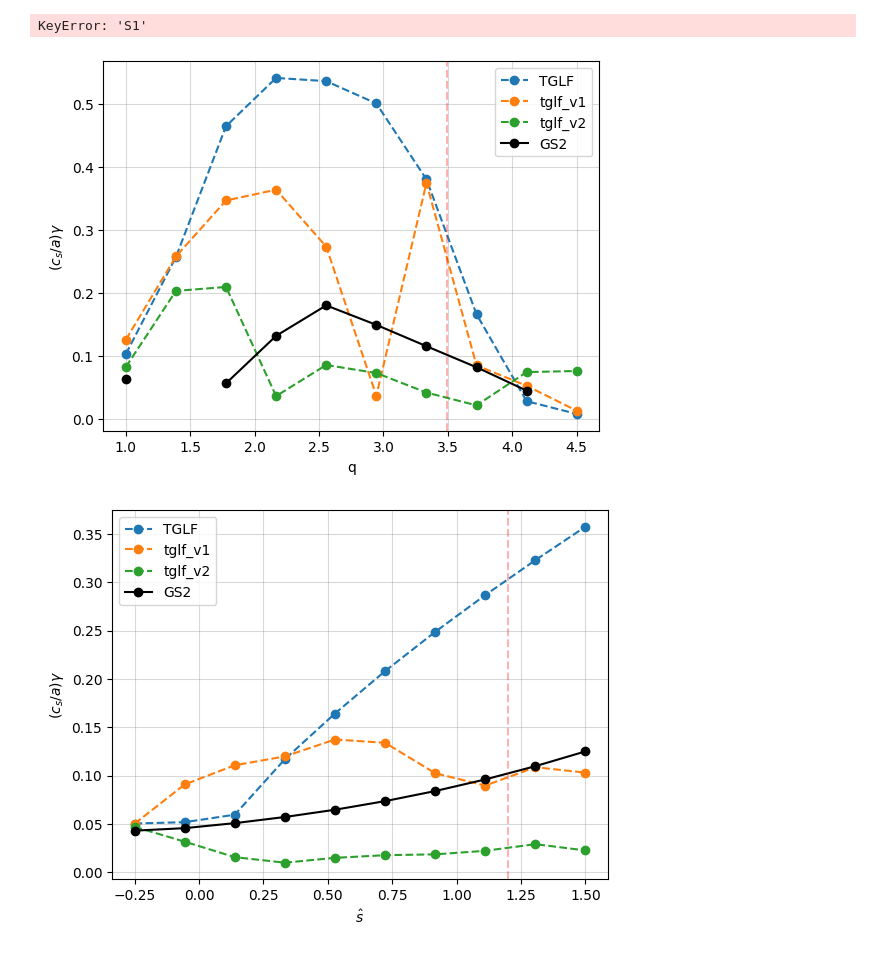
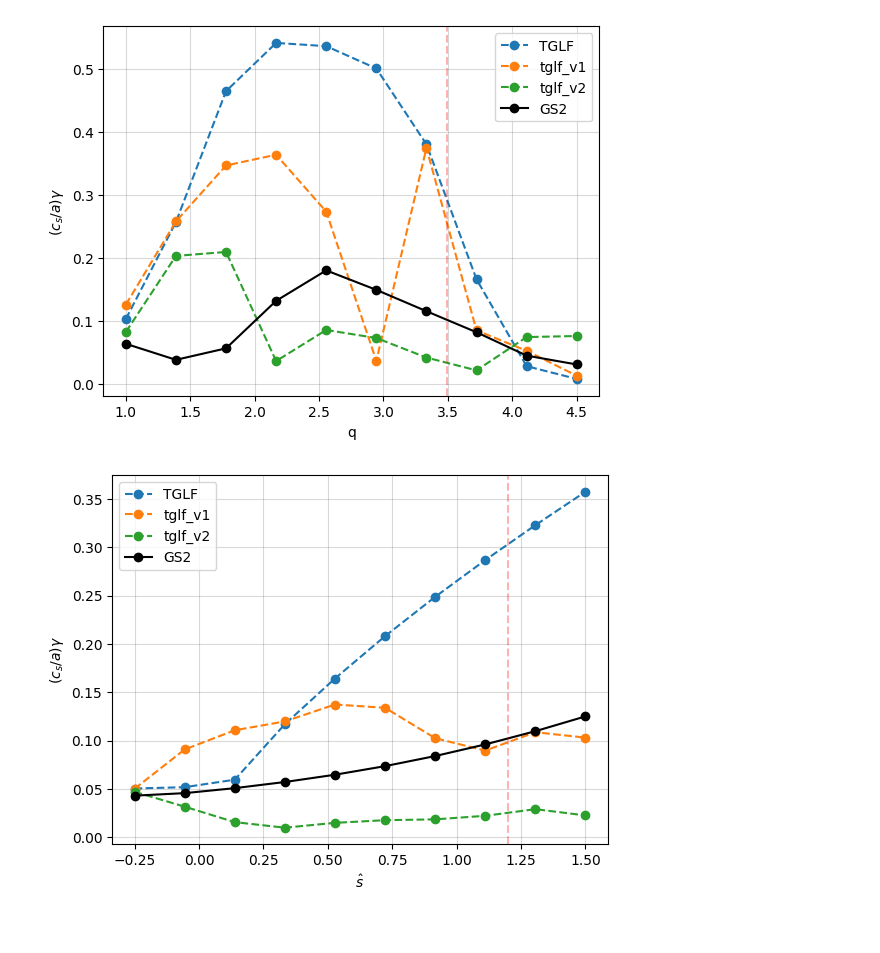
Before and after one commit to FelixWattsYork/EPS_2026_Analysis, a Jupyter notebook: Python_Scripts/Linear_Plotting.ipynb, the cells around one changed output. Drawn from its saved outputs; the diff is of its cells as text; code cells hidden in the pictures.

```diff
--- a/Python_Scripts/Linear_Plotting.ipynb
+++ b/Python_Scripts/Linear_Plotting.ipynb
@@ -136,10 +120,8 @@ from pyrokinetics.diagnostics.gs2_gp import gs2_gp
 # %%
-project = "scan_q"
-case = "S1"
+# project = "scan_q"
+# case = "S1"
 
-Gaussian_Model =gs2_gp(pyro=project_dict[project][case], models_path=models_path, models=models)
+# Gaussian_Model =gs2_gp(pyro=project_dict[project][case], models_path=models_path, models=models)
-# %% [output]
-KeyError: 'S1'
 # %%
 from matplotlib import pyplot as plt
 # Plot Q scan
@@ -162,7 +144,7 @@ gs2_growth_rate = (project_dict[project][case]
 gs2_growth_rate_tolerance = (project_dict[project][case]
     .gk_output["growth_rate_tolerance"]
     .sel(ky=ky, method="nearest"))
-gs2_growth_rate = gs2_growth_rate.where(gs2_growth_rate_tolerance < 0.2)
+#gs2_growth_rate = gs2_growth_rate.where(gs2_growth_rate_tolerance < 0.5)
 
 # Gaussian_Model = gs2_gp(pyro=project_dict[project][case],
 #                        models_path=models_path, models=models)
@@ -171,34 +153,34 @@ gs2_growth_rate = gs2_growth_rate.where(gs2_growth_rate_tolerance < 0.2)
 #     .sel(ky=ky, method="nearest"))
 # gp_max = (Gaussian_Model.gk_output["growth_rate"]
 #     .sel(output="max_value")
 #     .sel(ky=ky, method="nearest"))
 # gp_min = (Gaussian_Model.gk_output["growth_rate"]
 #     .sel(output="min_value")
 #     .sel(ky=ky, method="nearest"))
 
 # gp.plot(label="GS2-GP", marker="o", linestyle="--")
 # plt.fill_between(gp["q"].values, gp_min.values, gp_max.values, color="blue", alpha=0.2, label="GS2-GP Uncertainty")
 gs2_growth_rate.plot(label="GS2", color="black", marker="o")
 
 ky_actual = float(
     project_dict[project][case].gk_output["growth_rate"]
     .sel(ky=ky, method="nearest")
     .ky
 )
 
 plt.axvline(x=reference_q, color='red',alpha=0.3,linestyle = "--")
 
 #plt.title(f"Growth Rate vs q — {case}, ky={ky_actual:.3f}")
 plt.title("")
 plt.xlabel("q")
 plt.ylabel(r"$(c_s/a) \gamma$")
 plt.grid(alpha=0.3, color='grey')
 plt.legend()
 path = f"../Plots/{project}/{case}"
 os.makedirs(path, exist_ok=True)
 plt.savefig(f"{path}/Growth Rate vs q — {case}, ky={ky_actual:.3f}.png", dpi=300)
 # %% [output]
-[figure, old version]
+[figure, new version]
 # %%
 from matplotlib import pyplot as plt
 # Plot shat scan
```
Also changed, not shown: parts of 7 cells of this notebook, 1 other file.
